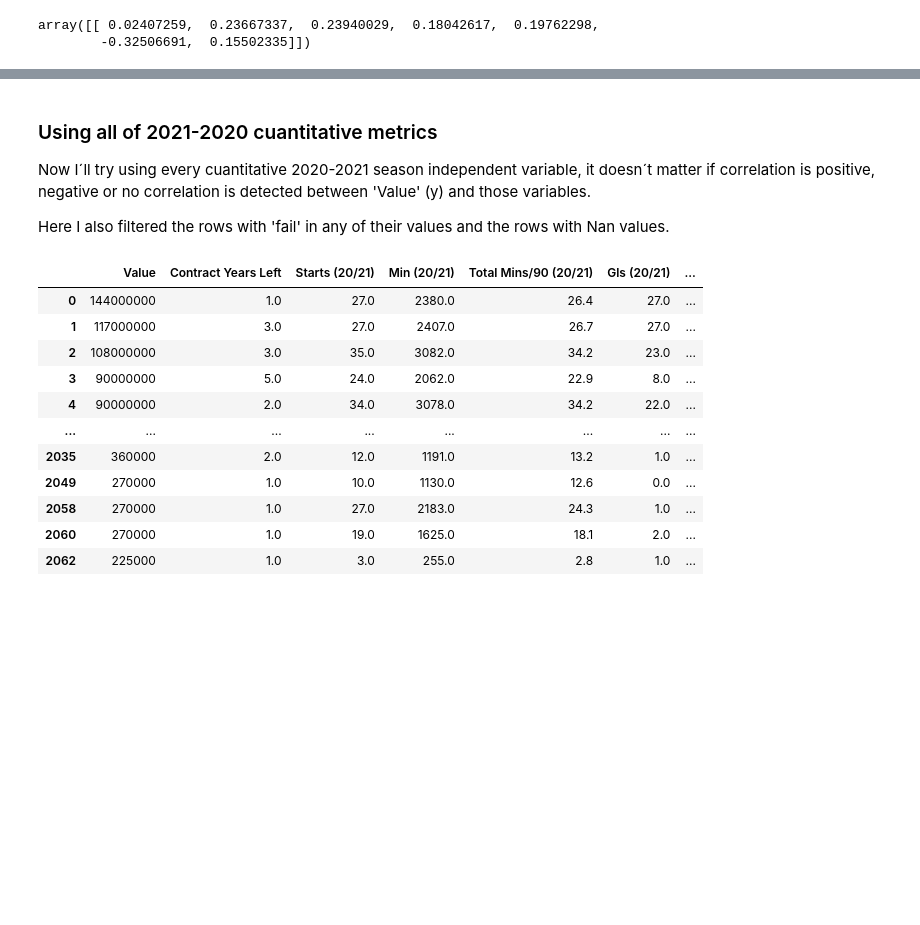
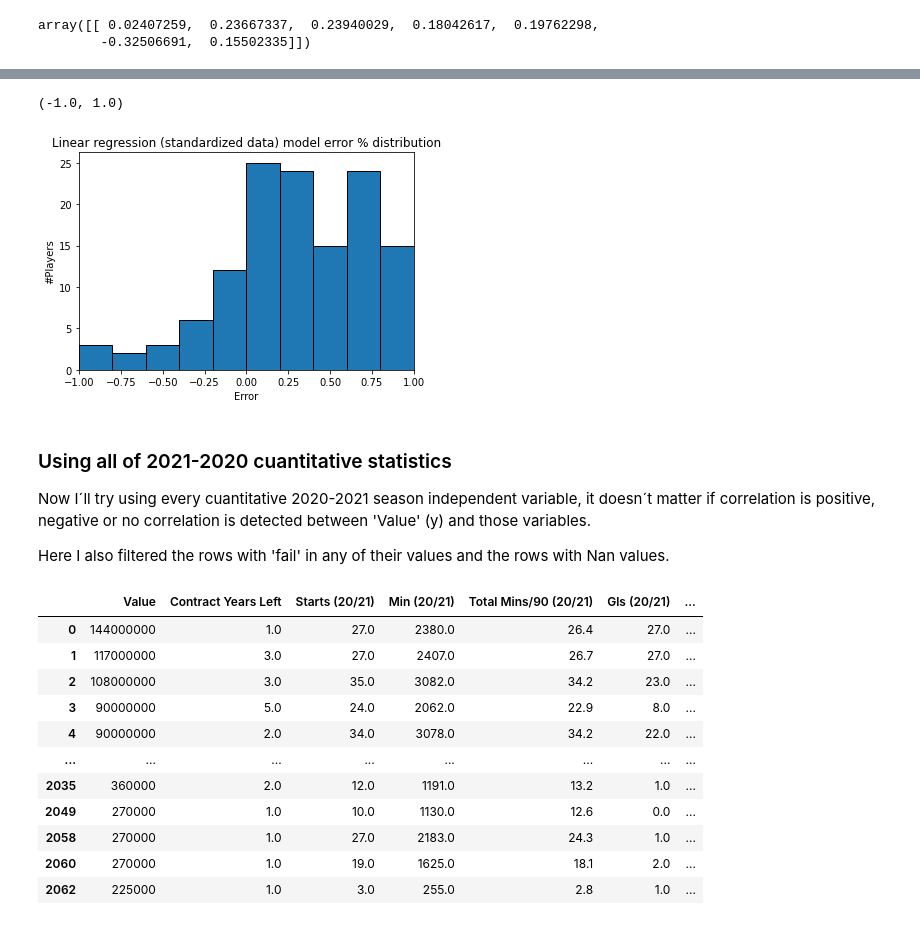
Before and after one commit to camiloms10/soccer_players_value, a Jupyter notebook: players_value.ipynb, the cells around one changed output, grey strips where cells are left out. Cells and saved outputs as stored; diff of their text form; code cells hidden in the pictures; blank space fills up the shorter version.

```diff
--- a/players_value.ipynb
+++ b/players_value.ipynb
@@ -400,3 +470,10 @@ regressor_std.coef_
 # %% [output]
 array([[ 0.02407259,  0.23667337,  0.23940029,  0.18042617,  0.19762298,
         -0.32506691,  0.15502335]])
+# %%
+regressor_std.predict(X_test_std)
+Y_test_std['Prediction']= regressor_std.predict(X_test_std)
+Y_test_std
+Y_test_std['Error'] = (Y_test_std['Value']- Y_test_std['Prediction'])/Y_test_std['Value']
+pd.set_option('display.max_rows', 100)
+Y_test_std.sort_values(by=['Error'], ascending = False)
@@ -403,5 +494,14 @@ array([[ 0.02407259,  0.23667337,  0.23940029,  0.18042617,  0.19762298,
+# %%
+plt.hist(Y_test_std['Error'], bins = [-1,-.8,-.6,-.4,-.2,0,.2,.4,.6,.8,1], edgecolor = "black")
+plt.title(label="Linear regression (standardized data) model error % distribution")
+plt.xlabel(xlabel="Error")
+plt.ylabel(ylabel="#Players")
+plt.xlim([-1,1])
+# %% [output]
+(-1.0, 1.0)
+[figure, added]
 # %% [markdown]
-### Using all of 2021-2020 cuantitative metrics
+### Using all of 2021-2020 cuantitative statistics
 
 Now I´ll try using every cuantitative 2020-2021 season independent variable, it doesn´t matter if correlation is positive, negative or no correlation is detected between 'Value' (y) and those variables.
 
```
Also changed, not shown: parts of 22 cells of this notebook, 8 other files.
